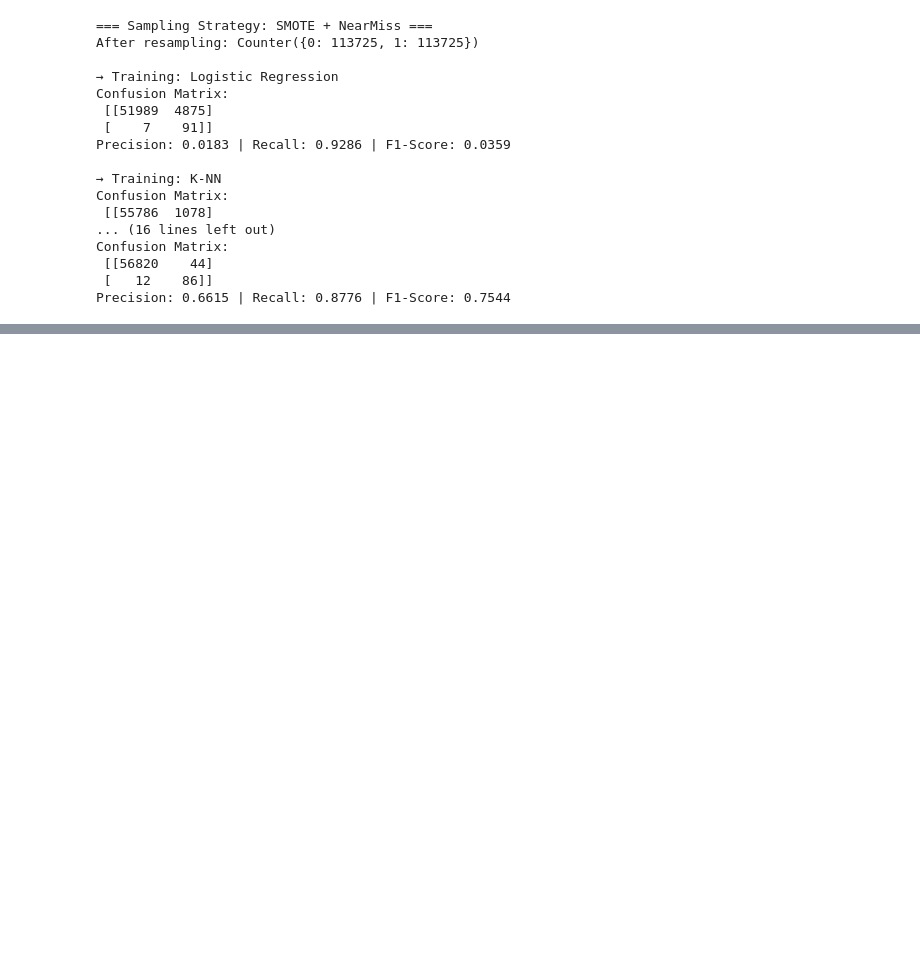
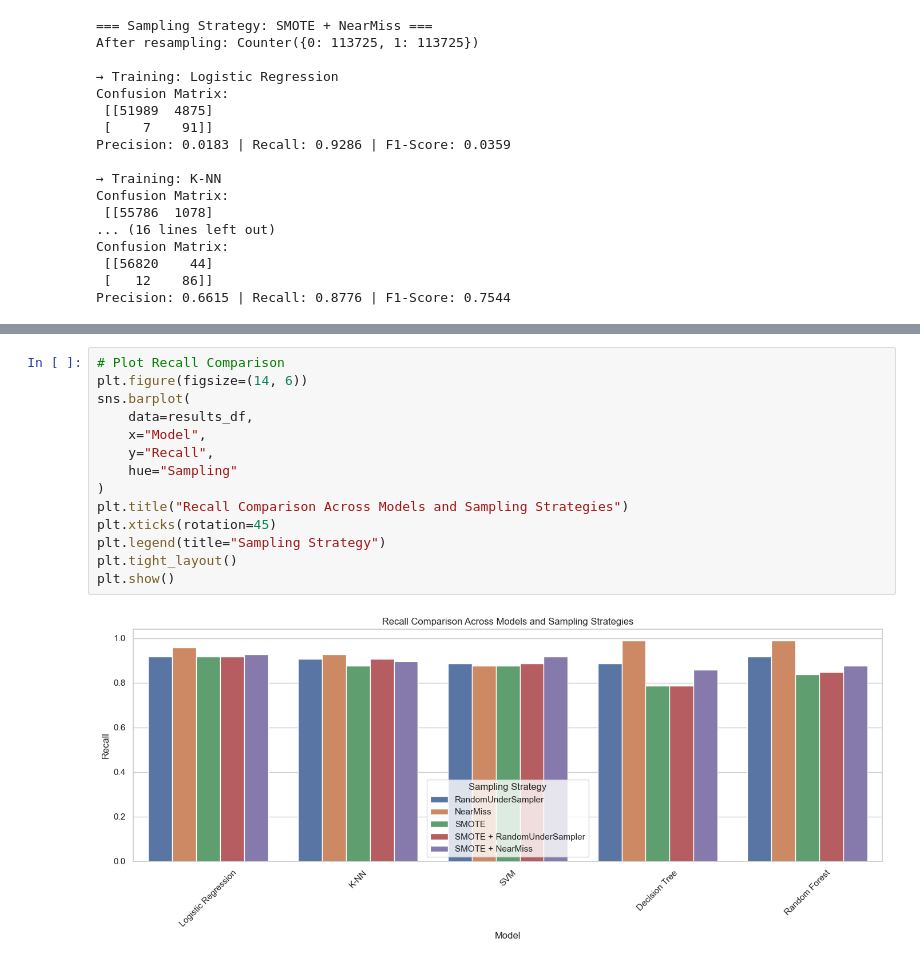
Before and after one commit to arvianta/FP_MachineLearning_CreditFraudDetection, a Jupyter notebook: code.ipynb, the cells around one changed output, grey strips where cells are left out. Drawn from its saved outputs; the diff is of its cells as text; blank space fills up the shorter version.

```diff
--- a/code.ipynb
+++ b/code.ipynb
@@ -444,0 +490,16 @@ Precision: 0.6615 | Recall: 0.8776 | F1-Score: 0.7544
+# %%
+# Plot Recall Comparison
+plt.figure(figsize=(14, 6))
+sns.barplot(
+    data=results_df,
+    x="Model",
+    y="Recall",
+    hue="Sampling"
+)
+plt.title("Recall Comparison Across Models and Sampling Strategies")
+plt.xticks(rotation=45)
+plt.legend(title="Sampling Strategy")
+plt.tight_layout()
+plt.show()
+# %% [output]
+[figure, added]
```
Also changed, not shown: parts of 3 cells of this notebook.
